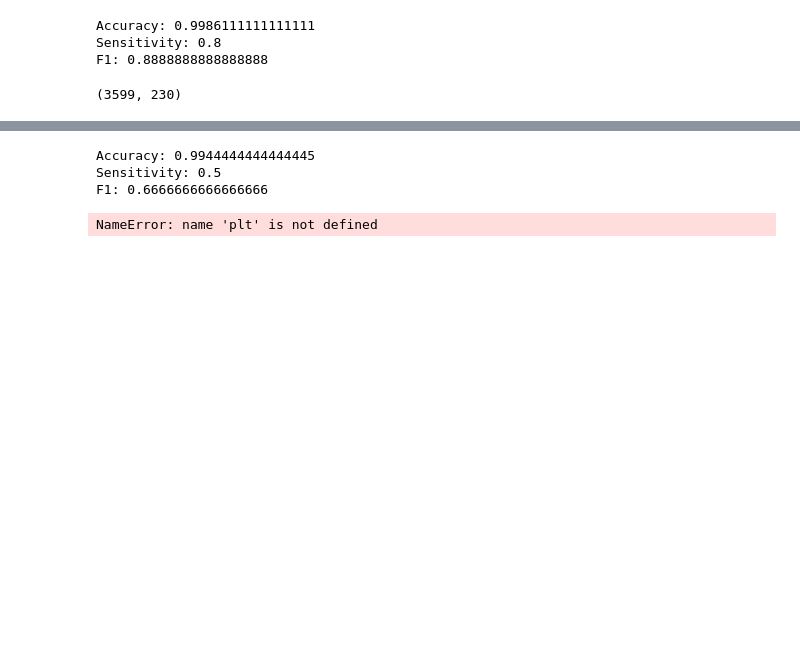
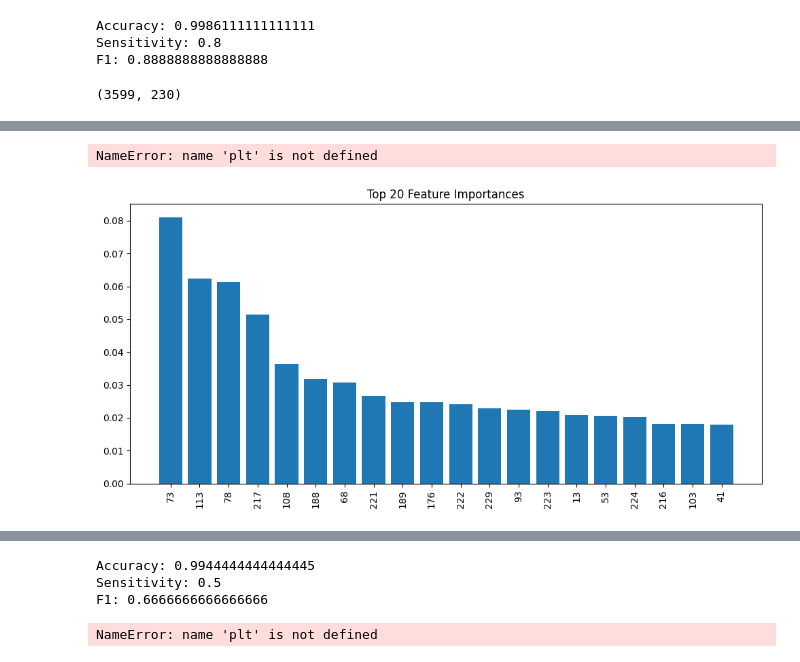
Before and after one commit to Tanishkaaa016/EEG-Seizure-ML-Baseline-and-Improvement, a Jupyter notebook: notebooks/eeg_MI_UROP.ipynb, the cells around one changed output, grey strips where cells are left out. Saved outputs shown, nothing was run; the diff lists cells and outputs as text; code cells hidden in the pictures; blank space fills up the shorter version.

Commit message:
Add permutation entropy and improved seizure detection model

```diff
--- a/notebooks/eeg_MI_UROP.ipynb
+++ b/notebooks/eeg_MI_UROP.ipynb
@@ -506,7 +655,7 @@ MNE version: 1.12.1
 physionet.org/files/chbmit/1.0.0/chb01/chb01_03.edf
 # %%
 raw = mne.io.read_raw_edf(
-    "physionet.org/files/chbmit/1.0.0/chb01/chb01_03.edf",
+    "/Users/tanishkabajpai/Downloads/chb01_03.edf",
     preload=True,
     verbose=False
 )
@@ -1210,7 +1359,7 @@ print(ann.sample)
 [375552 382464]
 # %%
 raw4 = mne.io.read_raw_edf(
-    "physionet.org/files/chbmit/1.0.0/chb01/chb01_04.edf",
+    "/Users/tanishkabajpai/Downloads/chb01_04.edf",
     preload=True,
     verbose=False
 )
@@ -1498,7 +1649,7 @@ print("Seizure windows:", int(np.sum(y15)))
 NameError: name 'windows15' is not defined
 # %%
 raw15 = mne.io.read_raw_edf(
-    "physionet.org/files/chbmit/1.0.0/chb01/chb01_15.edf",
+    "/Users/tanishkabajpai/Downloads/chb01_15.edf",
     preload=True,
     verbose=False
 )
@@ -1674,0 +1836,16 @@ print(baseline15.shape)
+# %%
+y = np.zeros(len(windows))
+
+for i in range(len(windows)):
+
+    window_start = i * 256
+    window_end = (i + 1) * 256
+
+    if (
+        window_end > 766976 and
+        window_start < 777216
+    ):
+        y[i] = 1
+
+print("Seizure windows:", int(np.sum(y)))
+print(y.shape)
@@ -1674,0 +1905,14 @@ print(baseline15.shape)
+# %%
+importance = rf.feature_importances_
+
+idx = np.argsort(importance)[::-1][:20]
+
+plt.figure(figsize=(10,5))
+plt.bar(range(20), importance[idx])
+plt.xticks(range(20), idx, rotation=90)
+plt.title("Top 20 Feature Importances")
+plt.tight_layout()
+plt.savefig("feature_importance_enhanced.png", dpi=300)
+plt.show()
+# %% [output]
+NameError: name 'plt' is not defined
@@ -1674,0 +1922,20 @@ print(baseline15.shape)
+# %%
+importance = rf.feature_importances_
+
+idx = np.argsort(importance)[::-1][:20]
+
+plt.figure(figsize=(10,5))
+plt.bar(range(20), importance[idx])
+plt.xticks(range(20), idx, rotation=90)
+plt.title("Top 20 Feature Importances")
+plt.tight_layout()
+
+plt.savefig(
+    "feature_importance_enhanced.png",
+    dpi=300,
+    bbox_inches="tight"
+)
+
+plt.show()
+# %% [output]
+[figure, added]
```
Also changed, not shown: parts of 44 cells of this notebook.
